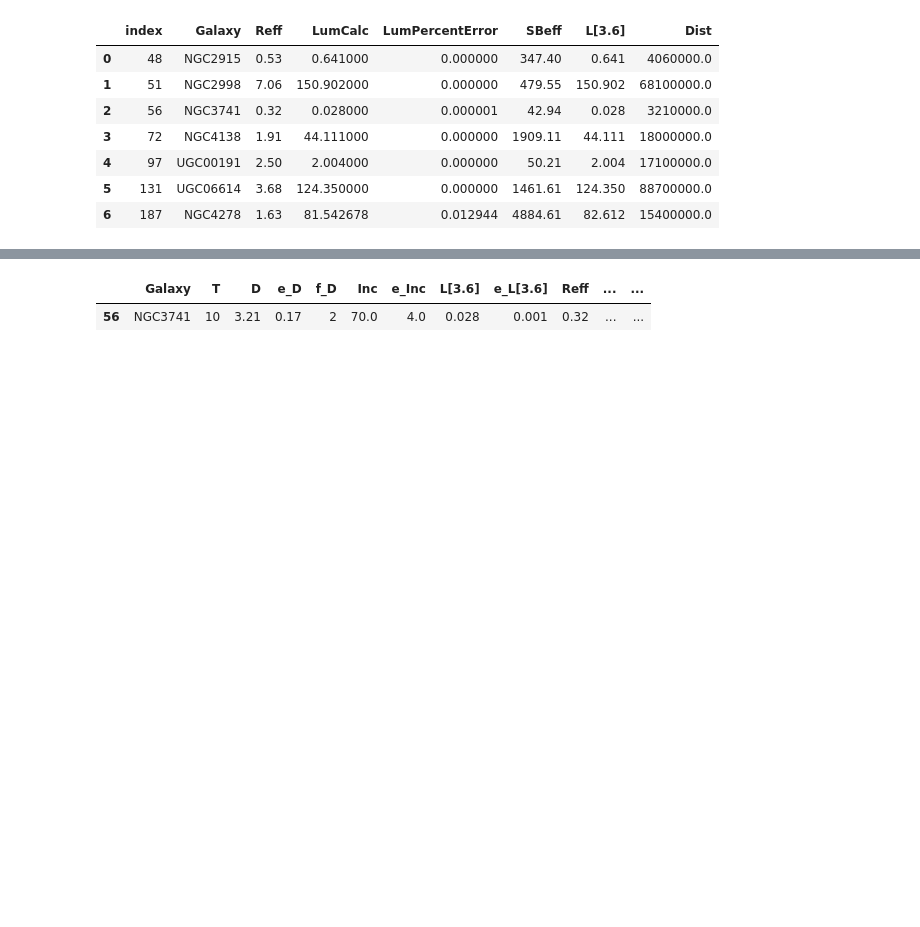
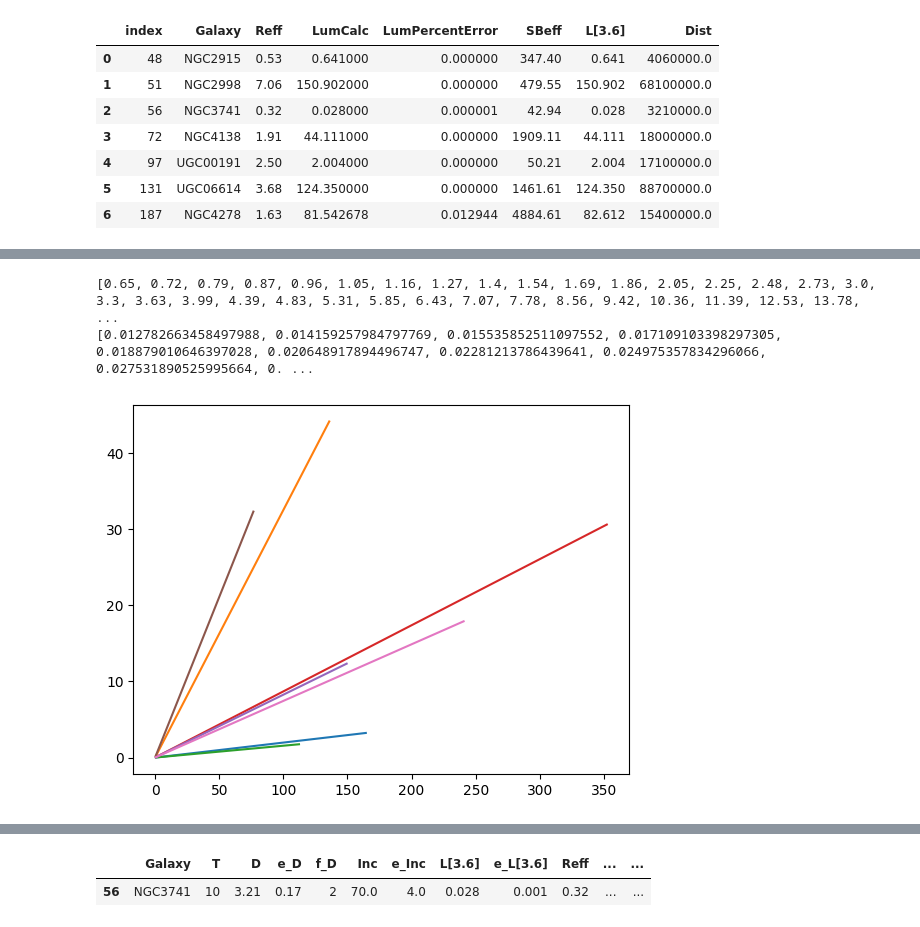
Before and after one commit to Jminding/ComputationalAstrophysics, a Jupyter notebook: Python/qualityflags.ipynb, the cells around one changed output, grey strips where cells are left out. Drawn from its saved outputs; the diff is of its cells as text; code cells hidden in the pictures; blank space fills up the shorter version.

```diff
--- a/Python/qualityflags.ipynb
+++ b/Python/qualityflags.ipynb
@@ -351 +466,10 @@ df3
+# %%
+print(df3["Original Radius (1)"][0])
+print(df3["Radius2"][0])
+for i in range(len(galaxies)):
+    plt.plot(df3["Original Radius (1)"][i], df3["Radius2"][i])
+# %% [output]
+[0.65, 0.72, 0.79, 0.87, 0.96, 1.05, 1.16, 1.27, 1.4, 1.54, 1.69, 1.86, 2.05, 2.25, 2.48, 2.73, 3.0, 3.3, 3.63, 3.99, 4.39, 4.83, 5.31, 5.85, 6.43, 7.07, 7.78, 8.56, 9.42, 10.36, 11.39, 12.53, 13.78,  ...
+[0.012782663458497988, 0.014159257984797769, 0.015535852511097552, 0.017109103398297305, 0.018879010646397028, 0.020648917894496747, 0.02281213786439641, 0.024975357834296066, 0.027531890525995664, 0. ...
+[figure, added]
 # %%
```
Also changed, not shown: parts of 9 cells of this notebook.
